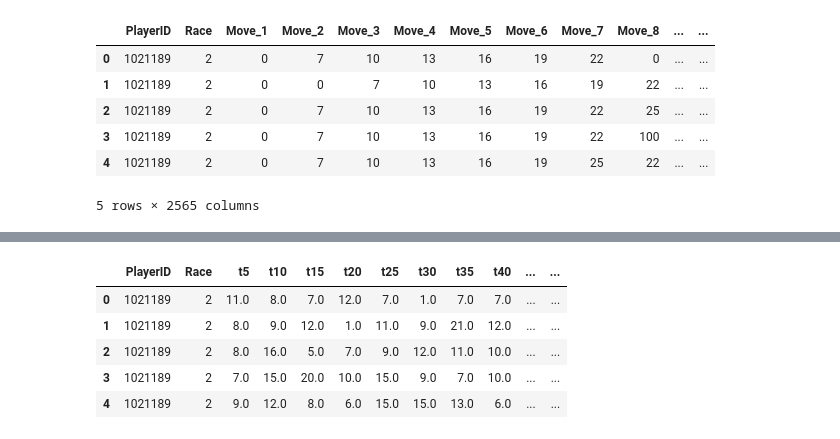
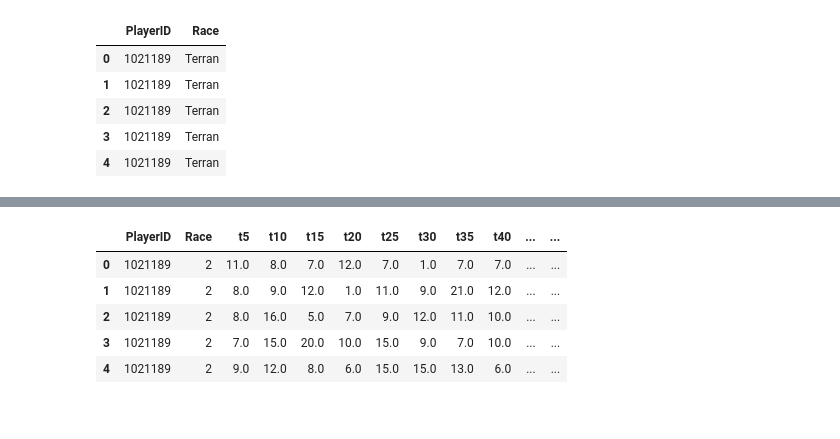
Before and after one commit to carosop/data_mining, a Jupyter notebook: train_jupyter.ipynb, the cells around one changed output, grey strips where cells are left out. Drawn from its saved outputs; the diff is of its cells as text; code cells hidden in the pictures.

```diff
--- a/train_jupyter.ipynb
+++ b/train_jupyter.ipynb
@@ -18,28 +18,18 @@ train_data.head()
 | 3 | 1021189 | Terran | s | hotkey11 | hotkey21 | hotkey31 | hotkey41 | hotkey51 | hotkey61 | t5 | ... | ... |
 | 4 | 1021189 | Terran | s | hotkey11 | hotkey21 | hotkey31 | hotkey41 | hotkey51 | hotkey71 | hotkey61 | ... | ... |
 5 rows × 2565 columns
-# %%
-# Map race to numeric values
-race_mapping = {'Protoss': 0, 'Zerg': 1, 'Terran': 2}
-train_data['Race'] = train_data['Race'].map(race_mapping)
-
-# Map actions to numeric values
-action_mapping = {'s': 0, 'Base': 1, 'SingleMineral': 2}
-for i in range(10):
-    for j in range(3):
-        action_mapping[f'hotkey{i}{j}'] = 3 + i * 3 + j
-
-# Convert action sequences to numerical values
-#if tXX it converts it to 100 otherwise -1
-for i in range(1, 2564):
-    train_data[f'Move_{i}'] = train_data[f'Move_{i}'].map(lambda x: 100 if pd.notna(x) and isinstance(x, str) and x.startswith('t') else action_mapping.get(x, -1))
-
-train_data.head()
-# %% [output]
-|  | PlayerID | Race | Move_1 | Move_2 | Move_3 | Move_4 | Move_5 | Move_6 | Move_7 | Move_8 | ... | ... |
-| 0 | 1021189 | 2 | 0 | 7 | 10 | 13 | 16 | 19 | 22 | 0 | ... | ... |
-| 1 | 1021189 | 2 | 0 | 0 | 7 | 10 | 13 | 16 | 19 | 22 | ... | ... |
-| 2 | 1021189 | 2 | 0 | 7 | 10 | 13 | 16 | 19 | 22 | 25 | ... | ... |
-| 3 | 1021189 | 2 | 0 | 7 | 10 | 13 | 16 | 19 | 22 | 100 | ... | ... |
-| 4 | 1021189 | 2 | 0 | 7 | 10 | 13 | 16 | 19 | 25 | 22 | ... | ... |
-5 rows × 2565 columns
+# %%
+# new table that only contains the first two columns (PlayerId and Race) of train_data
+
+# Keep only the first two columns but all rows
+train_data_new = train_data.iloc[:, :2]
+
+#test
+train_data_new.head()
+# %% [output]
+|  | PlayerID | Race |
+| 0 | 1021189 | Terran |
+| 1 | 1021189 | Terran |
+| 2 | 1021189 | Terran |
+| 3 | 1021189 | Terran |
+| 4 | 1021189 | Terran |
```
Also changed, not shown: parts of 15 cells of this notebook, 1 other file.
